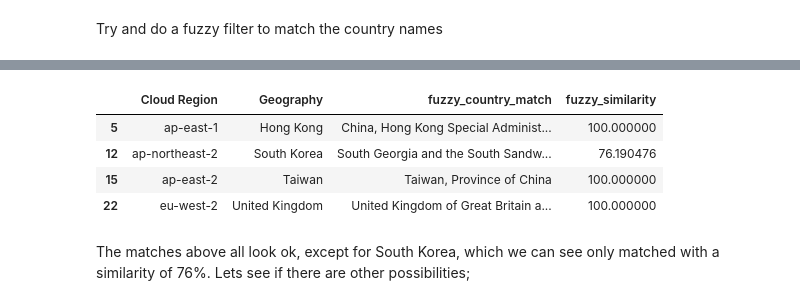
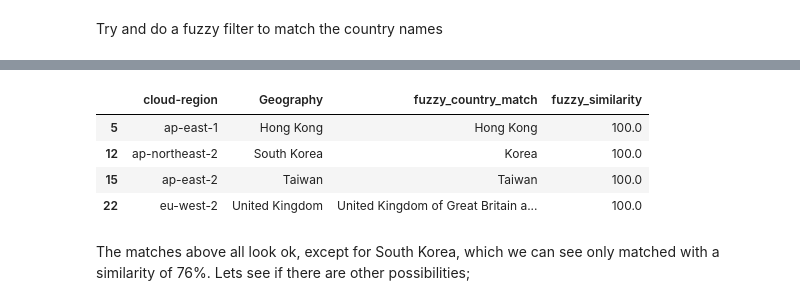
Before and after one commit to craig-dougan-maersk/MSc_Software_Eng_DataEngineering_Submission, a Jupyter notebook: countries_combine_all_clouds.ipynb, the cells around one changed output, grey strips where cells are left out. Drawn from its saved outputs; the diff is of its cells as text; code cells hidden in the pictures.

```diff
--- a/countries_combine_all_clouds.ipynb
+++ b/countries_combine_all_clouds.ipynb
@@ -252,6 +252,14 @@ def cleanup_combined_tld_m49_dataset(input_df):
     output_df = output_df[new_column_order]
 
     return output_df
+
+def manually_fix_location_short_names(input_df):
+    '''Do some manual correction of the short-names'''
+    output_df = input_df.copy()
+    output_df.loc[output_df['ISO-alpha2 Code'] == 'CD', 'short-name'] = 'DR Congo'
+    output_df.loc[output_df['ISO-alpha2 Code'] == 'KP', 'short-name'] = 'North Korea'
+    output_df.loc[output_df['ISO-alpha2 Code'] == 'KR', 'short-name'] = 'South Korea'
+    return output_df
 # %% [markdown]
 #### Functions for checking consistency
 # %%
@@ -427,0 +450,11 @@ Assigning 'ISO-alpha2' to same value as 'A2 Code' for any entries that are set t
+# %%
+write("Identifying duplicate rows:",header=4,colour="blue")
+look_for_duplicate_locations(locations_df)
+
+write("Manually correcting duplicates ...",header=5,colour="red")
+'''Do some manual correction of the short-names'''
+locations_df = manually_fix_location_short_names(locations_df)
+write("... completed",header=5,colour="red")
+write("Confirming there are no longer duplicate rows:",header=4,colour="blue")
+'''Look for duplicates again'''
+look_for_duplicate_locations(locations_df)
@@ -571,14 +625,14 @@ Try and do a fuzzy filter to match the country names
 def do_fuzzy_match_on_countries(
         match_input_df,
         match_on='Geography',
-        country_list=country_or_area_list):
+        country_list=country_list):
     fuzzy_df = match_input_df.copy()
     fuzzy_df[['fuzzy_country_match','fuzzy_similarity','fuzzy_index']]= fuzzy_df[match_on].apply(lambda x: process.extractOne(x, country_list, scorer=fuzz.partial_ratio)).apply(pd.Series)
     '''drop the fuzzy index column as this is only the place the name was in the list of counties we searched through'''
     fuzzy_df.drop(columns=['fuzzy_index'], inplace=True)
     return fuzzy_df
 
-def get_possible_country_matches(input_value,country_list=country_or_area_list):
+def get_possible_country_matches(input_value,country_list=country_list):
     '''take in a string and return a list of possible matches
        each possible match is returned as a tuple, containing the match string,
        the similarity score and the index from the list'''
@@ -589,8 +643,11 @@ def get_possible_country_matches(input_value,country_list=country_or_area_list):
             }
     return pd.Series(my_dict).to_frame().rename(columns={0:'similarity'})
 
-def run_fuzzy_search_against_previously_unmerged_rows(input_df, unmerged_region_list):
-    fuzzy_search_df = do_fuzzy_match_on_countries(input_df)
+def run_fuzzy_search_against_previously_unmerged_rows(input_df, unmerged_regions, match_on='Geography', country_list=country_list):
+    fuzzy_search_df = do_fuzzy_match_on_countries(
+        match_input_df=input_df,
+        country_list=country_list)
+    unmerged_region_list = unmerged_regions['cloud-region'].tolist()
     '''Check the rows where we had failed to merge previously to see how it looks now'''
     fuzzy_search_filtered_df = fuzzy_search_df[fuzzy_search_df['cloud-region'].isin(unmerged_region_list)][["cloud-region","Geography","fuzzy_country_match",'fuzzy_similarity']]
     possible_matches = dict()
@@ -605,7 +662,11 @@ def run_fuzzy_search_against_previously_unmerged_rows(input_df, unmerged_region_
     }
 
 
-results = run_fuzzy_search_against_previously_unmerged_rows(aws_combined_df, unmerged_aws_cloud_regions['list'])
+results = run_fuzzy_search_against_previously_unmerged_rows(
+    input_df=aws_combined_df,
+    unmerged_regions=unmerged_aws_cloud_regions,
+    match_on='Geography',
+    country_list=country_list)
 
 '''Display results of match'''
 display(results['top_matches'])
@@ -614,8 +674,8 @@ Requirement already satisfied: rapidfuzz in c:\users\craig\pycharmprojects\msc_s
-|  | Cloud Region | Geography | fuzzy_country_match | fuzzy_similarity |
-| 5 | ap-east-1 | Hong Kong | China, Hong Kong Special Administ... | 100.000000 |
-| 12 | ap-northeast-2 | South Korea | South Georgia and the South Sandw... | 76.190476 |
-| 15 | ap-east-2 | Taiwan | Taiwan, Province of China | 100.000000 |
-| 22 | eu-west-2 | United Kingdom | United Kingdom of Great Britain a... | 100.000000 |
+|  | cloud-region | Geography | fuzzy_country_match | fuzzy_similarity |
+| 5 | ap-east-1 | Hong Kong | Hong Kong | 100.0 |
+| 12 | ap-northeast-2 | South Korea | Korea | 100.0 |
+| 15 | ap-east-2 | Taiwan | Taiwan | 100.0 |
+| 22 | eu-west-2 | United Kingdom | United Kingdom of Great Britain a... | 100.0 |
 # %% [markdown]
 The matches above all look ok, except for South Korea, which we can see only matched with a similarity of 76%.
 Lets see if there are other possibilities;
```
Also changed, not shown: parts of 5 cells of this notebook.
